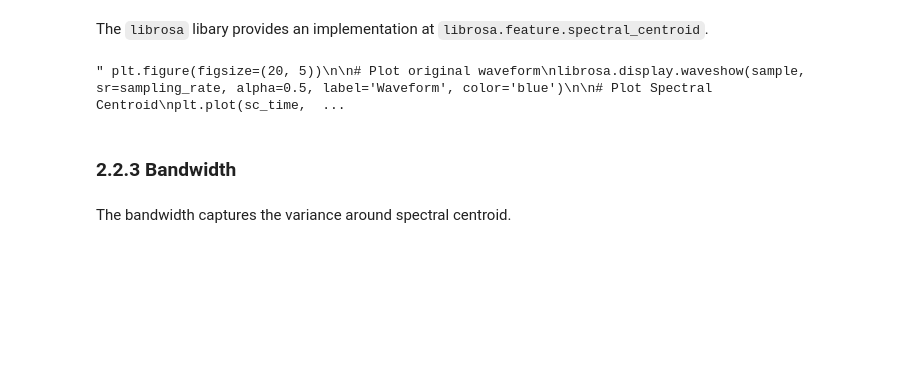
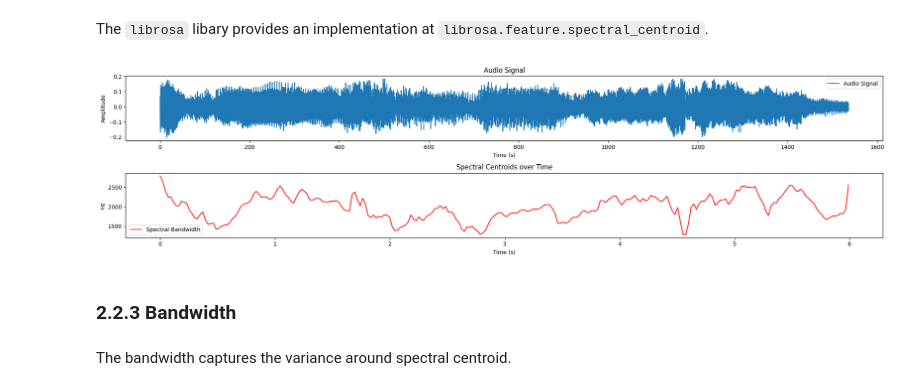
Before and after one commit to pdpau/Raga-Bhairavi-Pattern-Identification, a Jupyter notebook: code/notebooks/characterization/feature_extraction_modified.ipynb, the cells around one changed output. Drawn from its saved outputs; the diff is of its cells as text; code cells hidden in the pictures; blank space fills up the shorter version.

```diff
--- a/code/notebooks/characterization/feature_extraction_modified.ipynb
+++ b/code/notebooks/characterization/feature_extraction_modified.ipynb
@@ -253,24 +305,36 @@ from librosa.feature import spectral_centroid as sc
 # %%
-# TODO: compute centroid for your signal
-sc_audio = sc(y=sample, sr=sampling_rate)[0]
+#Spectral centroid
+spectral_centroids = librosa.feature.spectral_centroid(y=sample, sr=sampling_rate)[0]
 
-# ¿¿?? sc_time = np.linspace(0, len(sample) / sampling_rate, len(sc_audio))
+# Computing the time variable for visualization
+plt.figure(figsize=(20,5))
+frames = range(len(spectral_centroids))
+t = librosa.frames_to_time(frames)
+
+# Normalising the spectral centroid for visualisation
+def normalize(x, axis=0):
+    return sklearn.preprocessing.minmax_scale(x, axis=axis)
+
+# Plot the audio signal
+plt.subplot(2, 1, 1)
+plt.plot(librosa.times_like(sample, sr=sampling_rate), sample, label='Audio Signal')
+plt.xlabel('Time (s)')
+plt.ylabel('Amplitude')
+plt.title('Audio Signal')
+plt.legend()
+
+# Plot the spectral bandwidth
+plt.subplot(2, 1, 2)
+plt.plot(t, spectral_centroids, label='Spectral Bandwidth', color='red')
+plt.xlabel('Time (s)')
+plt.ylabel('Hz')
+plt.title('Spectral Centroids over Time')
+plt.legend()
+
+plt.tight_layout()
+plt.show()
+# %% [output]
+[figure, added]
-# %%
-""" plt.figure(figsize=(20, 5))
-
-# Plot original waveform
-librosa.display.waveshow(sample, sr=sampling_rate, alpha=0.5, label='Waveform', color='blue')
-
-# Plot Spectral Centroid
-plt.plot(sc_time, sc_audio, color='red', label='Spectral Centroid')
-
-plt.title('Waveform and Spectral Centroid')
-plt.xlabel('Time (s)')
-plt.ylabel('Amplitude')
-plt.legend()
-plt.show() """
-# %% [output]
-" plt.figure(figsize=(20, 5))\n\n# Plot original waveform\nlibrosa.display.waveshow(sample, sr=sampling_rate, alpha=0.5, label='Waveform', color='blue')\n\n# Plot Spectral Centroid\nplt.plot(sc_time,  ...
 # %% [markdown]
 ### 2.2.3 Bandwidth
 # %% [markdown]
```
Also changed, not shown: parts of 9 cells of this notebook, 2 other files.
